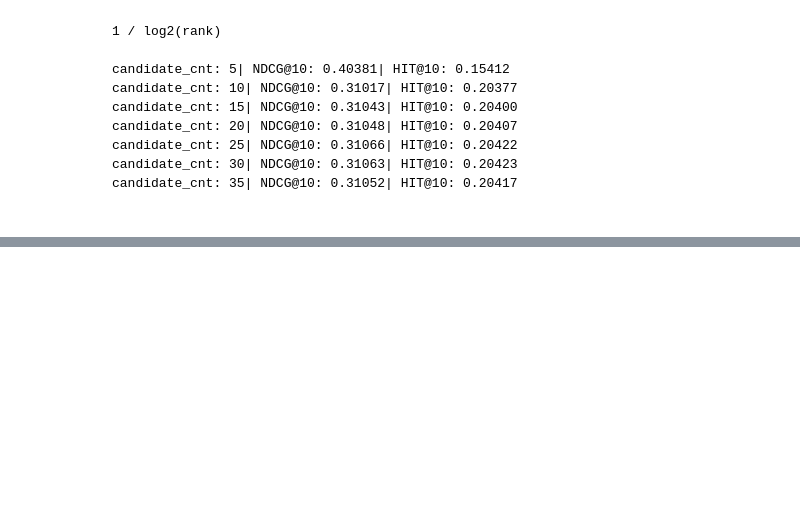
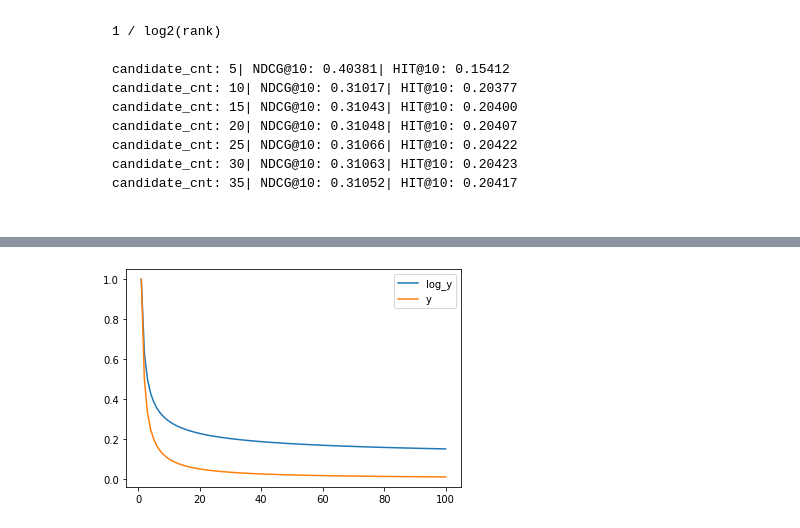
Before and after one commit to boostcampaitech3/level2-movie-recommendation-level2-recsys-05, a Jupyter notebook: jupyter/EASE.ipynb, the cells around one changed output, grey strips where cells are left out. Cells and saved outputs as stored; diff of their text form; code cells hidden in the pictures; blank space fills up the shorter version.

```diff
--- a/jupyter/EASE.ipynb
+++ b/jupyter/EASE.ipynb
@@ -710 +1096,15 @@ submision
 313600 rows × 2 columns
+# %%
+import matplotlib.pyplot as plt
+import numpy as np
+
+x = [i for i in range(1, 101)]
+log_y = [1 / np.log2(i + 1)for i in x]
+y = [1 / i for i in x]
+
+plt.plot(x, log_y, label = 'log_y')
+plt.plot(x, y, label = 'y')
+plt.legend()
+plt.show()
+# %% [output]
+[figure, added]
```
Also changed, not shown: parts of 23 cells of this notebook, 1 other file.
